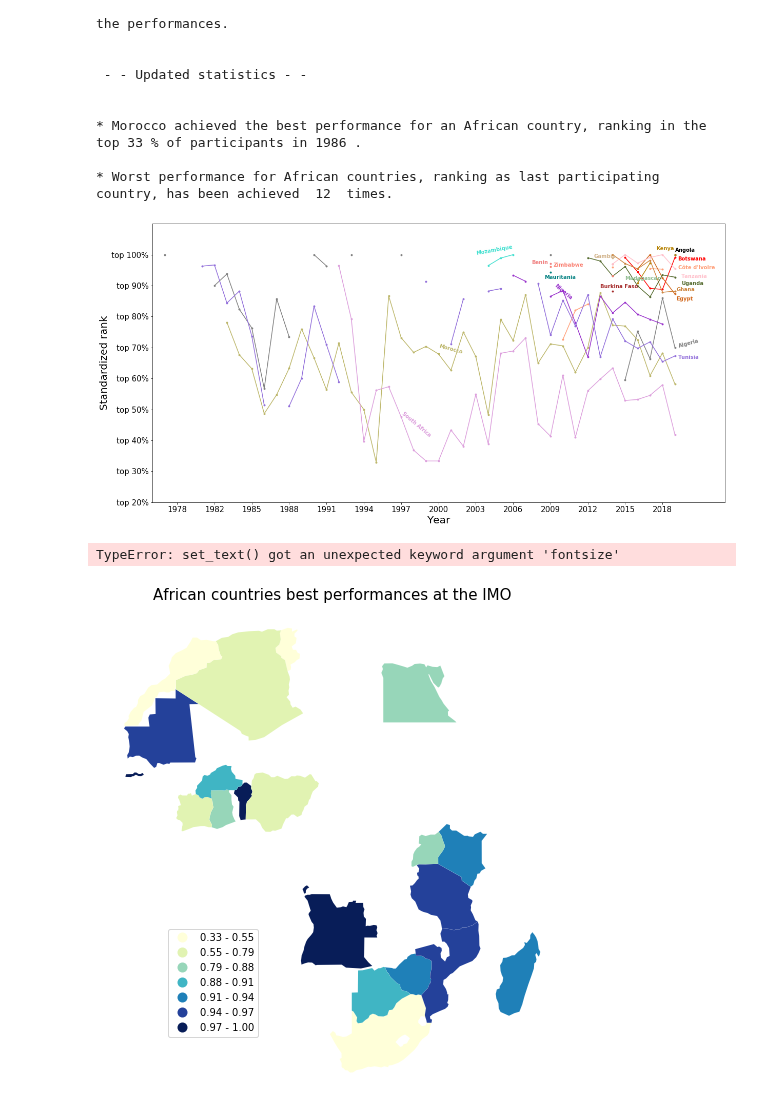
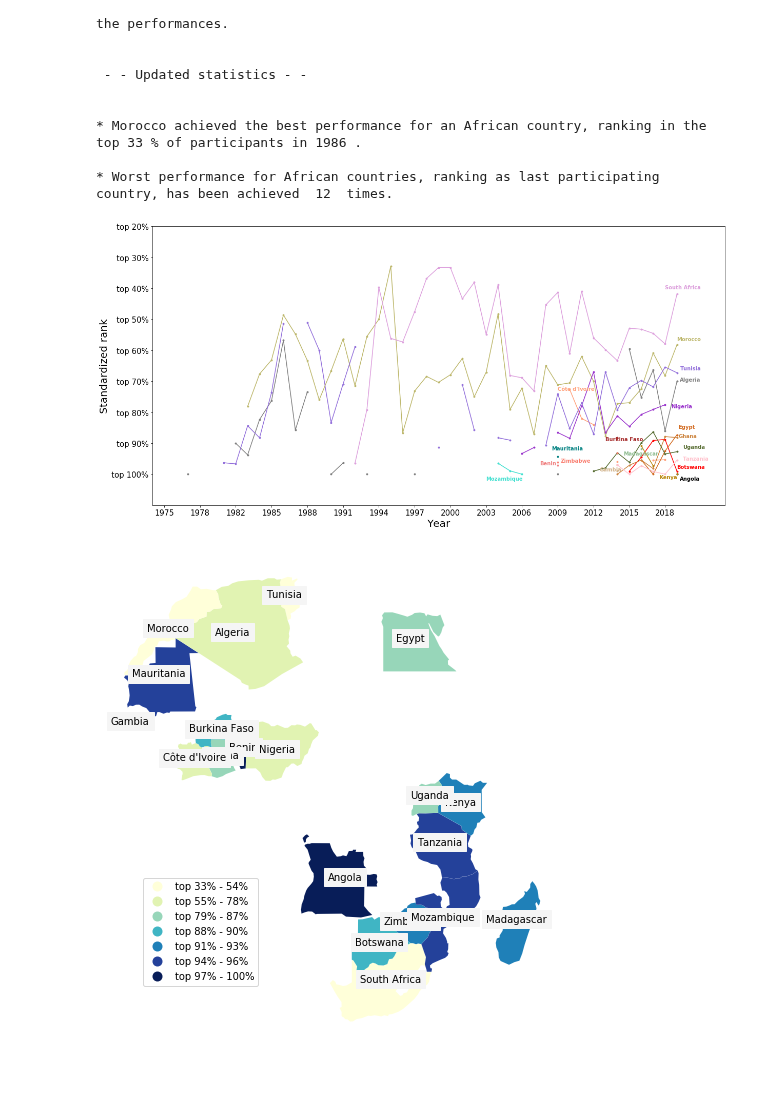
Before and after one commit to Djimdou/Side-Projects, a Jupyter notebook: IMO-Web-Scraping.ipynb, the cells around one changed output. Drawn from its saved outputs; the diff is of its cells as text; code cells hidden in the pictures; blank space fills up the shorter version.

```diff
--- a/IMO-Web-Scraping.ipynb
+++ b/IMO-Web-Scraping.ipynb
@@ -252,33 +259,33 @@ plt.ylabel('Standardized rank',fontsize=20)
 plt.xticks(np.arange(1,len(year),3),year[np.arange(1,len(year),3)][::-1],fontsize=15)
 plt.yticks(np.arange(0.2,1.1,0.1),np.array(['top 20%','top 30%','top 40%','top 50%','top 60%','top 70%','top 80%','top 90%','top 100%']),fontsize=15)
 
-plt.ylim(0.2,1.1)
-plt.xlim(17,63)
+plt.ylim(1.1,0.2)
+plt.xlim(15,63)
 
-plt.text(x = 59, y = data_standardized[african_participant][0][::-1][15:][-1]+0.01, s = name[african_participant][0], color = mycolors[0], rotation = 0, weight = 'bold')
-plt.text(x = 59.25, y = data_standardized[african_participant][1][::-1][15:][-1], s = name[african_participant][1], color = mycolors[1], rotation = 15, weight = 'bold')
+plt.text(x = 59.25, y = data_standardized[african_participant][0][::-1][15:][-1]+0.02, s = name[african_participant][0], color = mycolors[0], rotation = 0, weight = 'bold')
+plt.text(x = 59.25, y = data_standardized[african_participant][1][::-1][15:][-1], s = name[african_participant][1], color = mycolors[1], rotation = 0, weight = 'bold')
 plt.text(x = 47.5, y = data_standardized[african_participant][2][::-1][15:][39], s = name[african_participant][2], color = mycolors[2], rotation = 0, weight = 'bold')
 plt.text(x = 53, y = data_standardized[african_participant][3][::-1][15:][-6]+0.01, s = name[african_participant][3], color = mycolors[3], rotation = 0, weight = 'bold')
-plt.text(x = 59.25, y = data_standardized[african_participant][4][::-1][15:][-1]-0.01, s = name[african_participant][4], color = mycolors[4], rotation = 0, weight = 'bold')
-plt.text(x = 59.25, y = data_standardized[african_participant][5][::-1][15:][-2], s = name[african_participant][5], color = mycolors[5], rotation = 0, weight = 'bold')
+plt.text(x = 59, y = data_standardized[african_participant][4][::-1][15:][-1]-0.01, s = name[african_participant][4], color = mycolors[4], rotation = 0, weight = 'bold')
+plt.text(x = 49, y = data_standardized[african_participant][5][::-1][15:][-9]-0.09, s = name[african_participant][5], color = mycolors[5], rotation = 0, weight = 'bold')
 plt.text(x = 59.125, y = data_standardized[african_participant][6][::-1][15:][-1]-0.02, s = name[african_participant][6], color = mycolors[6], rotation = 0, weight = 'bold')
 plt.text(x = 59.125, y = data_standardized[african_participant][7][::-1][15:][-1], s = name[african_participant][7], color = mycolors[7], rotation = 0, weight = 'bold')
 plt.text(x = 52.5, y = data_standardized[african_participant][8][::-1][15:][-6], s = name[african_participant][8], color = mycolors[8], rotation = 0, weight = 'bold')
 plt.text(x = 57.5, y = data_standardized[african_participant][9][::-1][15:][-1]+0.015, s = name[african_participant][9], color = mycolors[9], rotation = 0, weight = 'bold')
-plt.text(x = 40, y = data_standardized[african_participant][10][::-1][15:][40]-0.09, s = name[african_participant][10], color = mycolors[10], rotation = -15, weight = 'bold')
-plt.text(x = 55, y = data_standardized[african_participant][11][::-1][15:][-4], s = name[african_participant][11], color = mycolors[11], rotation = 0, weight = 'bold')
-plt.text(x = 43, y = data_standardized[african_participant][12][::-1][15:][-14], s = name[african_participant][12], color = mycolors[12], rotation = 10, weight = 'bold')
+plt.text(x = 59, y = data_standardized[african_participant][10][::-1][15:][40]-0.2, s = name[african_participant][10], color = mycolors[10], rotation = 0, weight = 'bold')
+plt.text(x = 54.5, y = data_standardized[african_participant][11][::-1][15:][-4]+0.02, s = name[african_participant][11], color = mycolors[11], rotation = 0, weight = 'bold')
+plt.text(x = 43, y = data_standardized[african_participant][12][::-1][15:][-14]+0.02, s = name[african_participant][12], color = mycolors[12], rotation = 0, weight = 'bold')
 plt.text(x = 48.5, y = data_standardized[african_participant][13][::-1][15:][-11]-0.02, s = name[african_participant][13], color = mycolors[13], rotation = 0, weight = 'bold')
-plt.text(x = 49.25, y = data_standardized[african_participant][14][::-1][15:][-10]-0.03, s = name[african_participant][14], color = mycolors[14], rotation = -40, weight = 'bold')
-plt.text(x = 37, y = data_standardized[african_participant][15][::-1][15:][20]-0.15, s = name[african_participant][15], color = mycolors[15], rotation = -40, weight = 'bold')
+plt.text(x = 58.5, y = data_standardized[african_participant][14][::-1][15:][-2]+0.01, s = name[african_participant][14], color = mycolors[14], rotation = 0, weight = 'bold')
+plt.text(x = 58, y = data_standardized[african_participant][15][::-1][15:][20]-0.16, s = name[african_participant][15], color = mycolors[15], rotation = 0, weight = 'bold')
 plt.text(x = 59.25, y = data_standardized[african_participant][16][::-1][15:][-1]-0.01, s = name[african_participant][16], color = mycolors[16], rotation = 0, weight = 'bold')
-plt.text(x = 59.5, y = data_standardized[african_participant][17][::-1][15:][-1]-0.03, s = name[african_participant][17], color = mycolors[17], rotation = 0, weight = 'bold')
-plt.text(x = 59.5, y = data_standardized[african_participant][18][::-1][15:][-1]-0.025, s = name[african_participant][18], color = mycolors[18], rotation = 0, weight = 'bold')
+plt.text(x = 59.5, y = data_standardized[african_participant][17][::-1][15:][-1], s = name[african_participant][17], color = mycolors[17], rotation = 0, weight = 'bold')
+plt.text(x = 59.5, y = data_standardized[african_participant][18][::-1][15:][-1]-0.01, s = name[african_participant][18], color = mycolors[18], rotation = 0, weight = 'bold')
 plt.text(x = 49.25, y = data_standardized[african_participant][19][::-1][15:][-11], s = name[african_participant][19], color = mycolors[19], rotation = 0, weight = 'bold');
 
 #plt.xlim()
 # %% [output]
-[figure, old version]
+[figure, new version]
 # %%
 # # Map: for each African country, its best performance at IMO
 
@@ -304,34 +311,33 @@ for_plotting = world.merge(score, left_on = 'name', right_index=True) #for_plott
 # Chloropeth Map
 
 carte = for_plotting.plot(column='rel_rank', cmap =
                                 'YlGnBu', figsize=(15,9),
                                  scheme='quantiles', k=7, legend =
                                  True);
 # Title
-carte.set_title('African countries best performances at the IMO', fontdict={'fontsize':15});
+#carte.set_title('African countries best performances at the IMO', fontdict={'fontsize':15});
 
 # Remove axes
 carte.set_axis_off();
 
 #move legend to an empty space
 carte.get_legend().set_bbox_to_anchor((.35,.35));
 leg = carte.get_legend()
-leg.get_texts()[0].set_text('top 33% - 54%',fontsize=10)
+leg.get_texts()[0].set_text('top 33% - 54%')
 leg.get_texts()[1].set_text('top 55% - 78%')
 leg.get_texts()[2].set_text('top 79% - 87%')
 leg.get_texts()[3].set_text('top 88% - 90%')
 leg.get_texts()[4].set_text('top 91% - 93%')
 leg.get_texts()[5].set_text('top 94% - 96%')
 leg.get_texts()[6].set_text('top 97% - 100%')
 #carte.get_figure()
 
 # Adding Labels (country names)
 
 for_plotting['coords'] = for_plotting['geometry'].apply(lambda x: x.representative_point().coords)
 for_plotting['coords'] = [coords[0] for coords in for_plotting['coords']]
 for idx, row in for_plotting.iterrows():
     carte.annotate(s=row['name'], xy=row['coords'],horizontalalignment='center',backgroundcolor='whitesmoke') #
 #carte.get_figure()
 # %% [output]
-TypeError: set_text() got an unexpected keyword argument 'fontsize'
-[figure, old version]
+[figure, new version]
```
Also changed, not shown: parts of 2 cells of this notebook.
